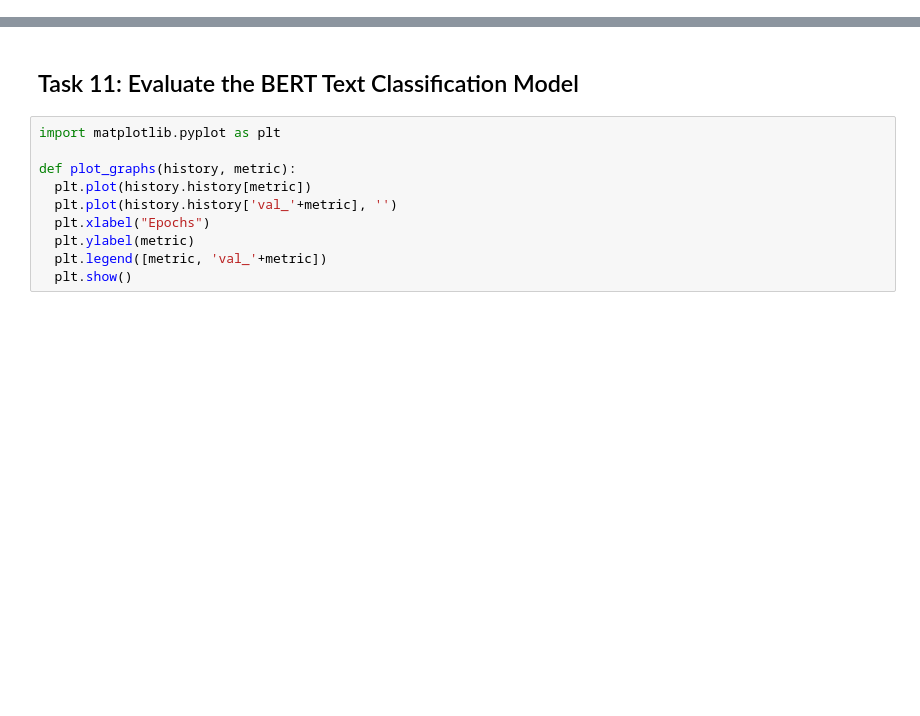
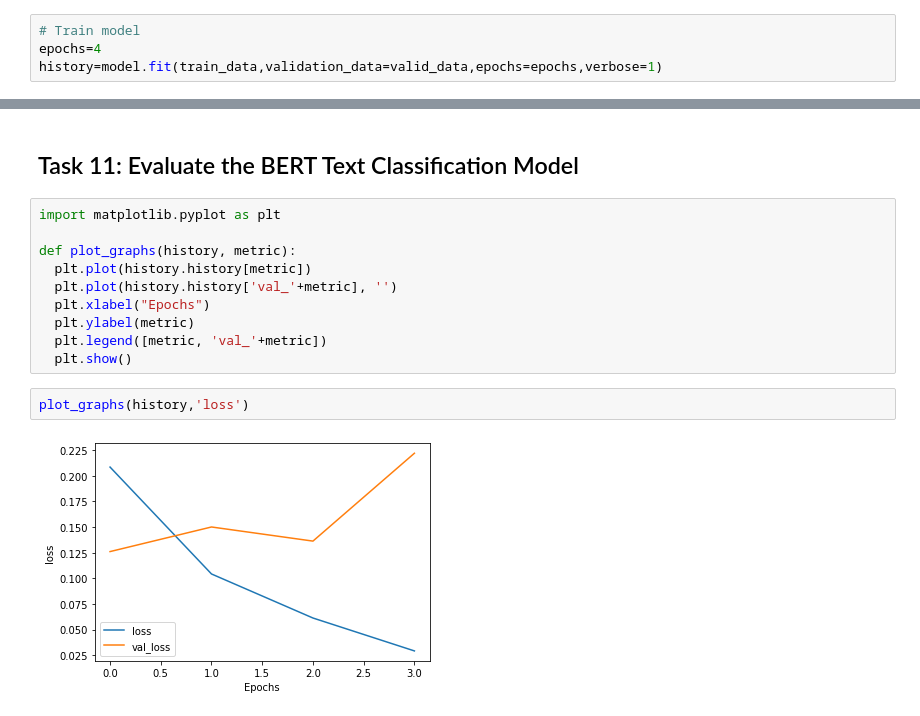
Before and after one commit to sarthakkaushik/BERT, a Jupyter notebook: Fine_Tune_BERT_for_Text_Classification_with_TensorFlow.ipynb, the cells around one changed output, grey strips where cells are left out. Drawn from its saved outputs; the diff is of its cells as text; blank space fills up the shorter version.

```diff
--- a/Fine_Tune_BERT_for_Text_Classification_with_TensorFlow.ipynb
+++ b/Fine_Tune_BERT_for_Text_Classification_with_TensorFlow.ipynb
@@ -173,0 +390,4 @@ def create_model():
+# %%
+# Train model
+epochs=4
+history=model.fit(train_data,validation_data=valid_data,epochs=epochs,verbose=1)
@@ -183,3 +412,7 @@ def plot_graphs(history, metric):
   plt.ylabel(metric)
   plt.legend([metric, 'val_'+metric])
   plt.show()
+# %%
+plot_graphs(history,'loss')
+# %% [output]
+[figure, added]
```
Also changed, not shown: parts of 31 cells of this notebook.
